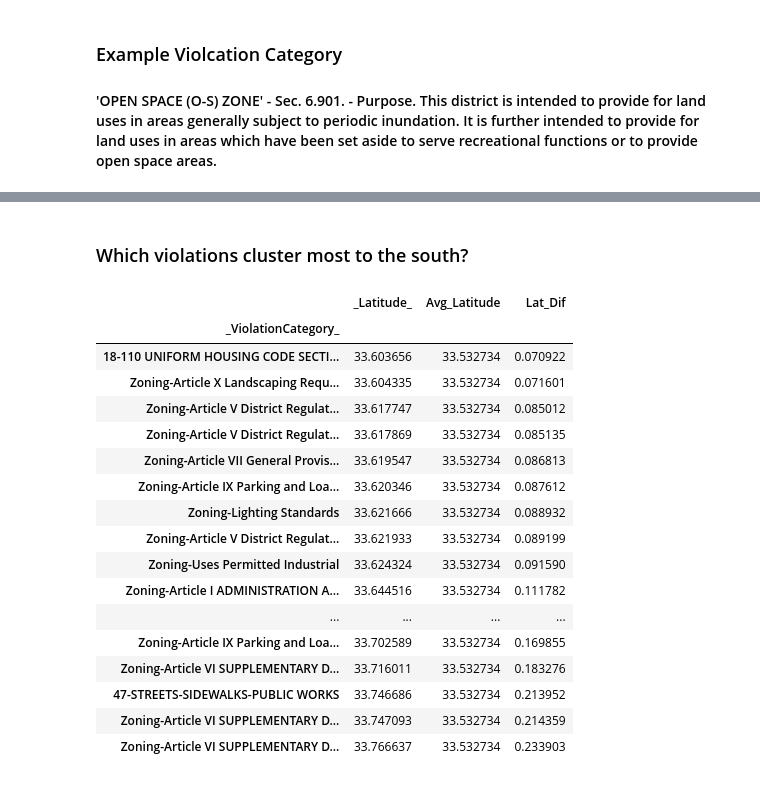
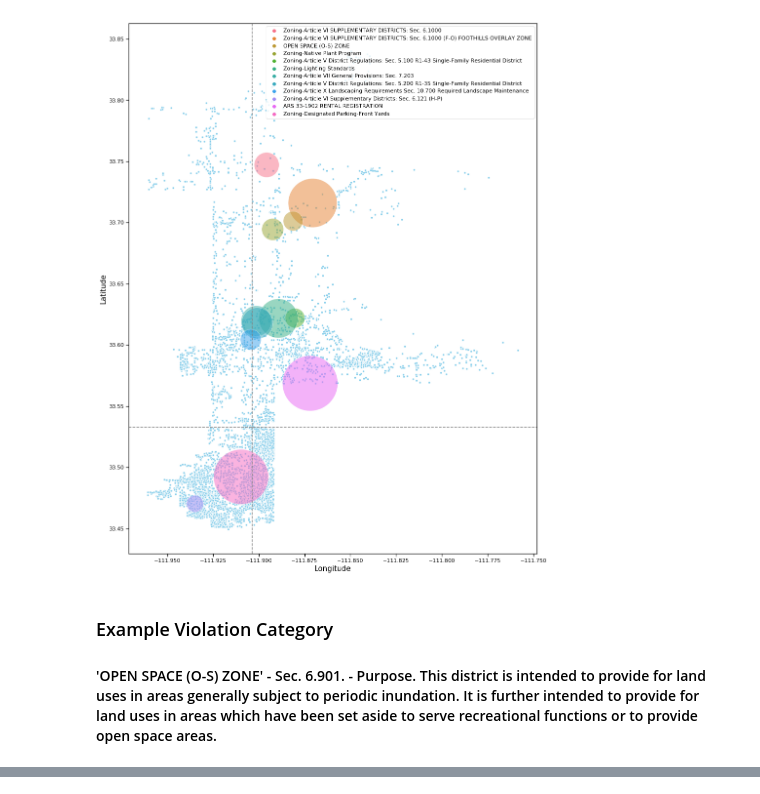
Before and after one commit to mrkjhsn/Planning-and-Development-Code-Violations-Scottsdale, a Jupyter notebook: Code_Violations_GIS_Projections.ipynb, the cells around one changed output, grey strips where cells are left out. Drawn from its saved outputs; the diff is of its cells as text; code cells hidden in the pictures.

```diff
--- a/Code_Violations_GIS_Projections.ipynb
+++ b/Code_Violations_GIS_Projections.ipynb
@@ -160,0 +146,13 @@ grouped_violations.sort_values('Lat_Dif', ascending=False).head(10)
+# %%
+# find the difference from the mean for each code violation grouping
+over_twenty_grouped['dif_from_mean'] = np.sqrt(np.square(abs(over_twenty_grouped.iloc[:,2]) - \
+                                        abs(over_twenty_grouped.iloc[:,0])) \
+                                        + \
+                                        np.square(abs(over_twenty_grouped.iloc[:,3]) - \
+                                        abs(over_twenty_grouped.iloc[:,1])))
+# %%
+top_violations = over_twenty_grouped.sort_values(by='dif_from_mean', ascending=False).head(12)
+# %%
+top_violations = top_violations.merge(over_twenty_count,  left_index=True, right_index=True)
+
+top_violations
@@ -161,5 +174,33 @@ grouped_violations.sort_values('Lat_Dif', ascending=False).head(10)
+# %%
+fig = plt.figure(figsize=(15, 20))
+
+sns.set_context("notebook", font_scale=1)
+
+
+# plot all violation points
+ax = sns.scatterplot(x=code_violations['_Longitude_'], y=code_violations['_Latitude_'], color='skyblue', s=20)
+
+# plot top violation points, scaled by quantity of those violations
+ax = sns.scatterplot(x=top_violations.iloc[:,1],
+            y=top_violations.iloc[:,0],
+            hue=top_violations.index,
+            s=top_violations.iloc[:,5]*100,
+            alpha=0.5)
+
+# plot the mean latitude and longitude coordinates for all violations
+plt.axhline(code_violations['_Latitude_'].mean(), color='grey', label='mean violation', linestyle='dashed')
+plt.axvline(code_violations['_Longitude_'].mean(), color='grey', label='mean violation', linestyle='dashed')
+
+plt.ylabel("Latitude", fontsize=15)
+plt.xlabel("Longitude", fontsize=15)
+
+# plt.xlabel("Day of the Year", fontsize=15)
+# plt.ylabel("Fund", fontsize=15)
+plt.savefig("visualizations/violation categories farthest from mean violation category.png")
+# %% [output]
+[figure, added]
 # %% [markdown]
-### Example Violcation Category
+### Example Violation Category
 
 #### 'OPEN SPACE (O-S) ZONE' - Sec. 6.901. - Purpose. This district is intended to provide for land uses in areas generally subject to periodic inundation. It is further intended to provide for land uses in areas which have been set aside to serve recreational functions or to provide open space areas.
 # %%
@@ -177,26 +218,3 @@ points = gv.Points(code_violations.loc['OPEN SPACE (O-S) ZONE'], ['_Longitude_',
 (gv.tile_sources.Wikipedia * points).opts(width=650, height=650, tools=['hover'])
 # %% [output]
 [interactive output not drawn]
-# %% [markdown]
-### Which violations cluster most to the south?
-# %%
-grouped_violations.sort_values('Lat_Dif', ascending=True).tail(20)
-# %% [output]
-|  | _Latitude_ | Avg_Latitude | Lat_Dif |
-| _ViolationCategory_ |  |  |  |
-| 18-110 UNIFORM HOUSING CODE SECTI... | 33.603656 | 33.532734 | 0.070922 |
-| Zoning-Article X Landscaping Requ... | 33.604335 | 33.532734 | 0.071601 |
-| Zoning-Article V District Regulat... | 33.617747 | 33.532734 | 0.085012 |
-| Zoning-Article V District Regulat... | 33.617869 | 33.532734 | 0.085135 |
-| Zoning-Article VII General Provis... | 33.619547 | 33.532734 | 0.086813 |
-| Zoning-Article IX Parking and Loa... | 33.620346 | 33.532734 | 0.087612 |
-| Zoning-Lighting Standards | 33.621666 | 33.532734 | 0.088932 |
-| Zoning-Article V District Regulat... | 33.621933 | 33.532734 | 0.089199 |
-| Zoning-Uses Permitted Industrial | 33.624324 | 33.532734 | 0.091590 |
-| Zoning-Article I ADMINISTRATION A... | 33.644516 | 33.532734 | 0.111782 |
-| ... | ... | ... | ... |
-| Zoning-Article IX Parking and Loa... | 33.702589 | 33.532734 | 0.169855 |
-| Zoning-Article VI SUPPLEMENTARY D... | 33.716011 | 33.532734 | 0.183276 |
-| 47-STREETS-SIDEWALKS-PUBLIC WORKS | 33.746686 | 33.532734 | 0.213952 |
-| Zoning-Article VI SUPPLEMENTARY D... | 33.747093 | 33.532734 | 0.214359 |
-| Zoning-Article VI SUPPLEMENTARY D... | 33.766637 | 33.532734 | 0.233903 |
```
Also changed, not shown: parts of 18 cells of this notebook.
